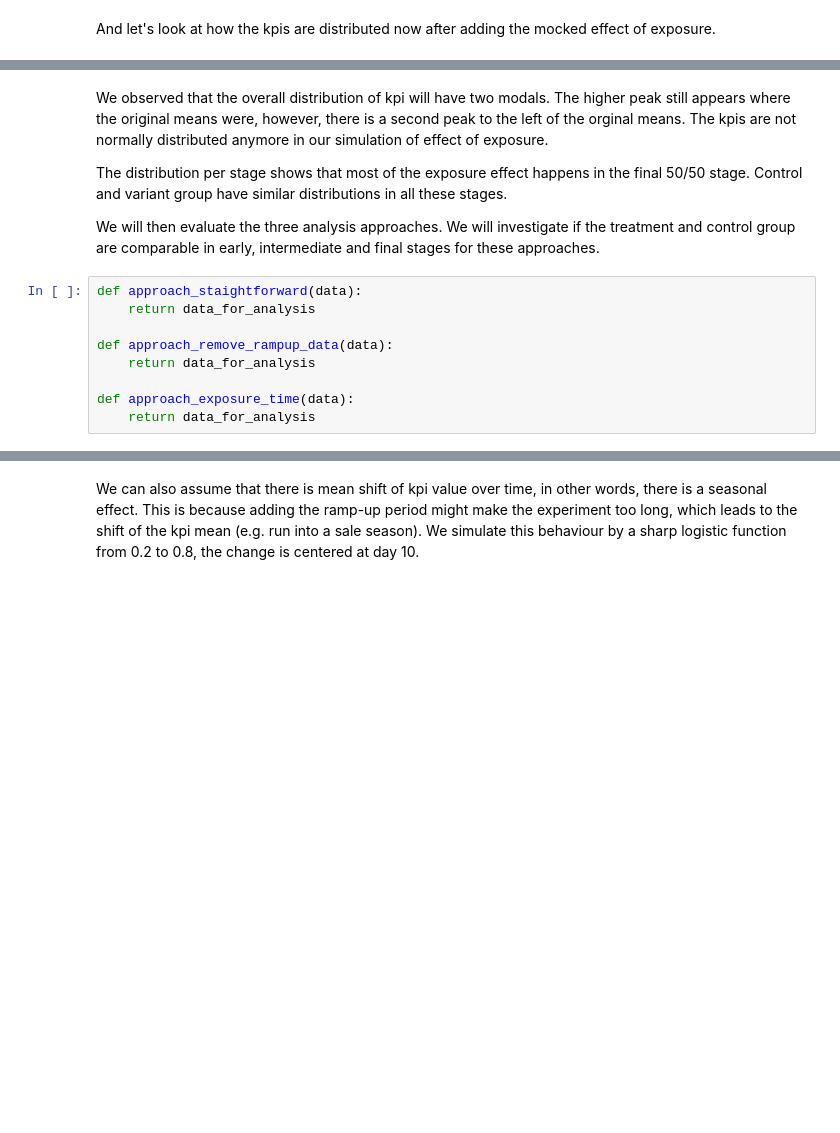
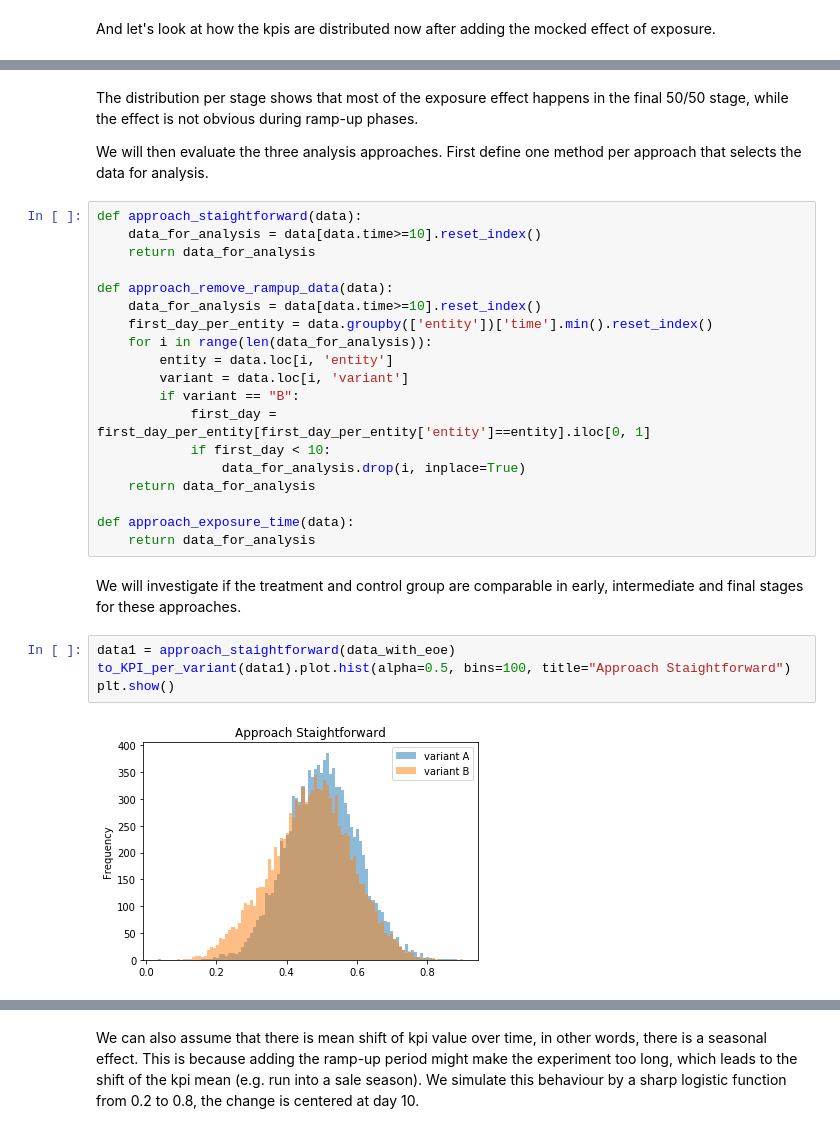
Before and after one commit to shansfolder/AB-Test-Rampup-Analysis, a Jupyter notebook: Ramp-up-Simulation.ipynb, the cells around one changed output, grey strips where cells are left out. Saved outputs shown, nothing was run; the diff lists cells and outputs as text; blank space fills up the shorter version.

```diff
--- a/Ramp-up-Simulation.ipynb
+++ b/Ramp-up-Simulation.ipynb
@@ -194,15 +205,31 @@ plt.show()
-# %% [markdown]
-We observed that the overall distribution of kpi will have two modals. The higher peak still appears where the original means were, however, there is a second peak to the left of the orginal means. The kpis are not normally distributed anymore in our simulation of effect of exposure.
-
-The distribution per stage shows that most of the exposure effect happens in the final 50/50 stage. Control and variant group have similar distributions in all these stages.
-
-We will then evaluate the three analysis approaches. We will investigate if the treatment and control group are comparable in early, intermediate and final stages for these approaches.
-# %%
-def approach_staightforward(data):
-    return data_for_analysis
-
-def approach_remove_rampup_data(data):
-    return data_for_analysis
-
-def approach_exposure_time(data):
-    return data_for_analysis
+# %% [markdown]
+The distribution per stage shows that most of the exposure effect happens in the final 50/50 stage, while the effect is not obvious during ramp-up phases.
+
+We will then evaluate the three analysis approaches. First define one method per approach that selects the data for analysis.
+# %%
+def approach_staightforward(data):
+    data_for_analysis = data[data.time>=10].reset_index()
+    return data_for_analysis
+
+def approach_remove_rampup_data(data):
+    data_for_analysis = data[data.time>=10].reset_index()
+    first_day_per_entity = data.groupby(['entity'])['time'].min().reset_index()
+    for i in range(len(data_for_analysis)):
+        entity = data.loc[i, 'entity']
+        variant = data.loc[i, 'variant']
+        if variant == "B":
+            first_day = first_day_per_entity[first_day_per_entity['entity']==entity].iloc[0, 1]
+            if first_day < 10:
+                data_for_analysis.drop(i, inplace=True)
+    return data_for_analysis
+
+def approach_exposure_time(data):
+    return data_for_analysis
+# %% [markdown]
+We will investigate if the treatment and control group are comparable in early, intermediate and final stages for these approaches.
+# %%
+data1 = approach_staightforward(data_with_eoe)
+to_KPI_per_variant(data1).plot.hist(alpha=0.5, bins=100, title="Approach Staightforward")
+plt.show()
+# %% [output]
+[figure, added]
```
Also changed, not shown: parts of 14 cells of this notebook.
